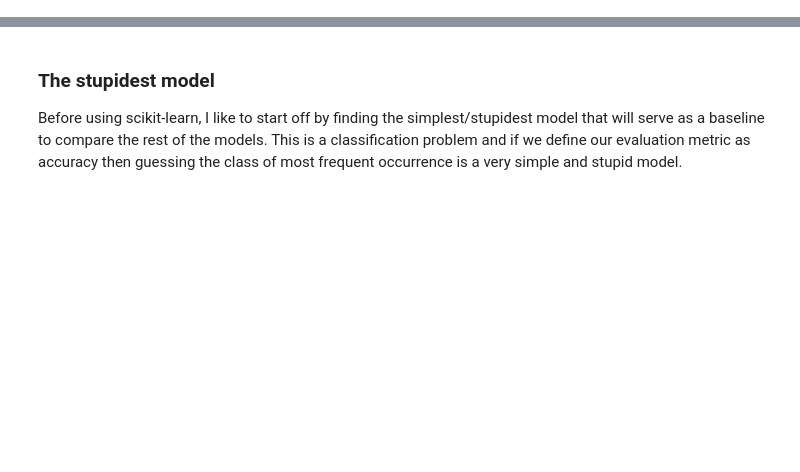
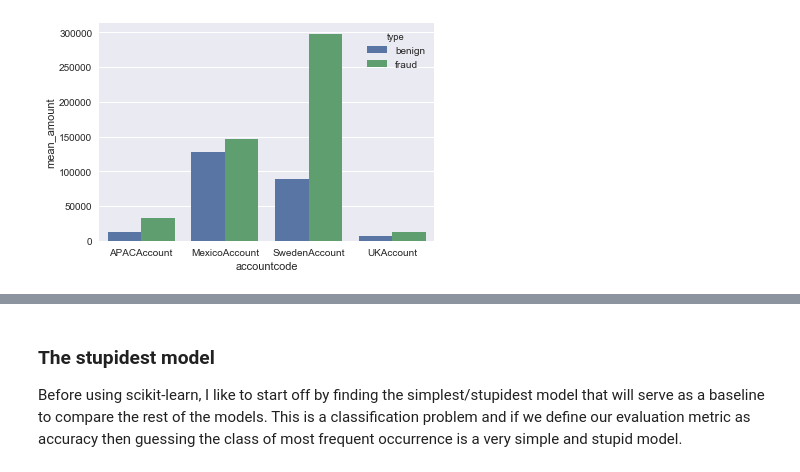
Before and after one commit to thechib12/cda_lab1, a Jupyter notebook: Scikit-learn Tutorial.ipynb, the cells around one changed output, grey strips where cells are left out. Cells and saved outputs as stored; diff of their text form; code cells hidden in the pictures; blank space fills up the shorter version.

Commit message:
Adds machine learning and data analytics functions

```diff
--- a/Scikit-learn Tutorial.ipynb
+++ b/Scikit-learn Tutorial.ipynb
@@ -192,0 +193,15 @@ titanic.shape
+# %%
+%matplotlib inline
+import numpy as np
+import pandas as pd
+import random
+import seaborn as sns
+from sklearn.ensemble import RandomForestClassifier
+from sklearn.model_selection import train_test_split
+from sklearn.metrics import recall_score
+from sklearn import preprocessing
+from sklearn.metrics import confusion_matrix
+
+
+# from imblearn.over_sampling import SMOTE
+sns.set()
@@ -192,0 +245,49 @@ titanic.shape
+# %%
+# Beetje data exploration hier
+def generate_country_count(data):
+    data_fraud = data[['issuercountrycode', 'shoppercountrycode']]
+    data_grouped = data_fraud.groupby(['issuercountrycode', 'shoppercountrycode']).size().reset_index(name="count")
+    pivot = data_grouped.pivot('issuercountrycode','shoppercountrycode').fillna(0)
+    sns.heatmap(pivot, cmap="YlGnBu")
+
+def generate_against_amount(data, col1, col2):
+    data_fraud = data[[col1, col2, 'amount']]
+    data_grouped = data_fraud.groupby([col1, col2])['amount'].agg('sum').reset_index(name='amount')
+    pivot = data_grouped.pivot(index=col1, columns=col2, values='amount').fillna(0)
+    sns.heatmap(pivot, cmap="YlGnBu")
+
+# generate column against mean of amount
+def generate_bar_mean(data, col):
+    data_mean = data[[col, 'amount']].groupby([col])['amount'].agg('mean').reset_index(name='mean_amount')
+    return data_mean
+
+['txid', 'bookingdate', 'issuercountrycode', 'txvariantcode', 'bin',
+       'amount', 'currencycode', 'shoppercountrycode', 'shopperinteraction',
+       'simple_journal', 'cardverificationcodesupplied', 'cvcresponsecode',
+       'creationdate', 'accountcode', 'mail_id', 'ip_id', 'card_id']
+x= 'accountcode'
+data_mean_fraud = generate_bar_mean(data_fraud, x)
+data_mean_benign = generate_bar_mean(data_benign, x)
+data_mean_fraud['type'] = 'fraud'
+data_mean_benign['type']= 'benign'
+# countries = data_mean_fraud[x].unique()
+# data_mean_benign = data_mean_benign[data_mean_benign[x].isin(countries)]
+data_mean = pd.concat([data_mean_benign, data_mean_fraud])
+# data_mean.sort_values('shoppercountrycode')
+
+
+plot = sns.barplot(x=x, y="mean_amount", hue="type", data=data_mean)
+
+figure = plot.get_figure()
+figure.savefig('barchart_'+x+'.png', dpi=800)
+# generate_against_amount(data_fraud, 'ip_id', 'card_id')
+
+# generate_against_amount(data_benign, 'shoppercountrycode', 'cvcresponsecode')
+
+# generate_country_count(data_benign)
+
+# bin/cvcresponsecode
+
+# data_fraud.ip_id.value_counts()
+# %% [output]
+[figure, added]
```
Also changed, not shown: parts of 9 cells of this notebook.
